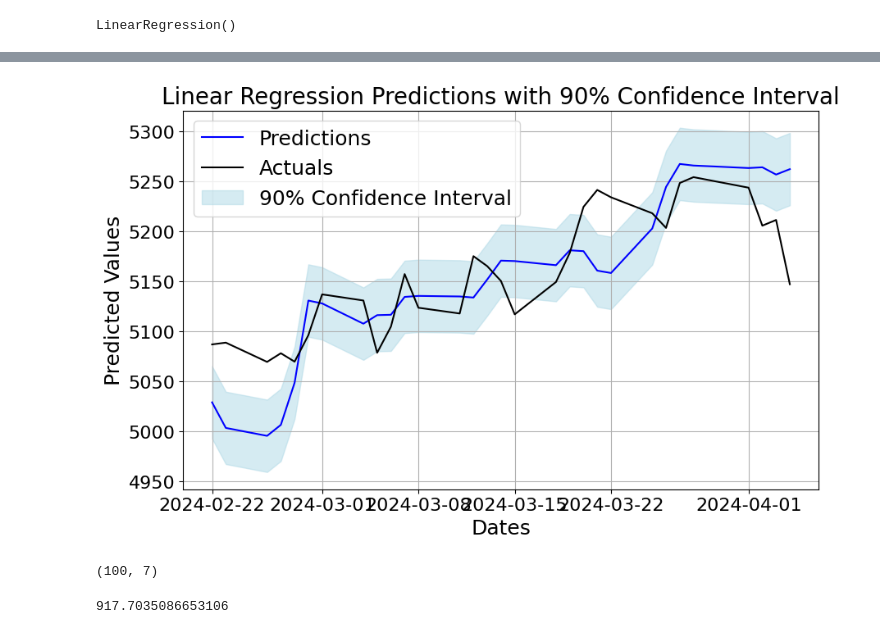
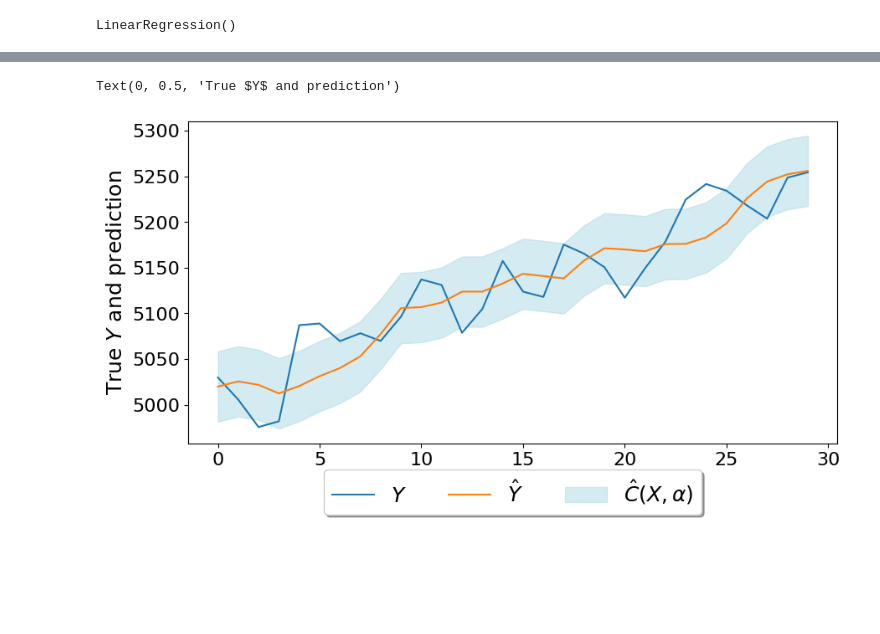
Before and after one commit to Rohit-Vernekar/Conformal-Prediction-on-Time-Series, a Jupyter notebook: CP.ipynb, the cells around one changed output, grey strips where cells are left out. Cells and saved outputs as stored; diff of their text form; code cells hidden in the pictures; blank space fills up the shorter version.

```diff
--- a/CP.ipynb
+++ b/CP.ipynb
@@ -11,7 +10,7 @@ import SPCI_class as SPCI
 from sklearn.model_selection import train_test_split
 # %%
 
-market_data = yf.download (tickers = "^GSPC", start = "2000-01-01", end = pd.Timestamp.today(), interval = "1d") # start="1927-12-30"
+market_data = yf.download (tickers = "^GSPC", start = "2010-04-01", end = "2024-03-31", interval = "1d") # start="1927-12-30"
 market_data["pct_change"] = market_data["Close"].pct_change()
 market_data['date_ordinal'] = pd.to_datetime(market_data.index.to_series()).apply(lambda date: date.toordinal())
 market_data.head()
@@ -207,41 +149,35 @@ Average Width is 95.54401229222616
 # %%
 from scipy.stats import t
-
-dates = market_data.iloc[-30:].index.values
 
 predictions = model.predict(x_test)
 
 test_length = 30
 
 alpha = 0.1
 
 residuals = y_test - predictions
 mse = np.mean(residuals**2)
 se = np.sqrt(mse / (test_length - 8))
 
 t_statistic = t.ppf(1 - alpha / 2, test_length - 8)
 
 lower_bound = predictions - t_statistic * se
 upper_bound = predictions + t_statistic * se
 
 # Plotting
-plt.figure(figsize=(10, 6))
-plt.plot(dates, predictions, color='blue', label='Predictions')
-plt.plot(dates, y_test, color='black', label='Actuals')
-plt.fill_between(dates, lower_bound, upper_bound, color='lightblue', alpha=0.5, label='90% Confidence Interval')
-plt.xlabel('Dates')
-plt.ylabel('Predicted Values')
-plt.title('Linear Regression Predictions with 90% Confidence Interval')
-plt.legend()
-plt.grid(True)
-plt.show()
+plt.figure(figsize=(10, 5))
+plt.plot(y_test, label=r'$Y$')
+plt.plot(predictions, label=r'$\hat{Y}$')
+# plt.plot(predictions, color='blue', label='Predictions')
+# plt.plot(y_test, color='black', label='Actuals')
+plt.fill_between(np.arange(len(y_test)), lower_bound, upper_bound, alpha=0.5, label=r'$\hat{C}(X,\alpha)$', color='lightblue')
+plt.legend(loc='upper center', bbox_to_anchor=(0.5, -0.05), fancybox=True, shadow=True, ncol=3)
+# plt.xlabel('Dates')
+plt.ylabel('True $Y$ and prediction')
+# plt.title('Linear Regression Predictions with 90% Confidence Interval')
+# plt.legend()
+# plt.grid(True)
+# plt.show()
 # %% [output]
+Text(0, 0.5, 'True $Y$ and prediction')
-[figure, old version]
+[figure, new version]
-# %%
-x_test.shape
-# %% [output]
-(100, 7)
-# %%
-t_statistic
-# %% [output]
-917.7035086653106
```
Also changed, not shown: parts of 13 cells of this notebook.
